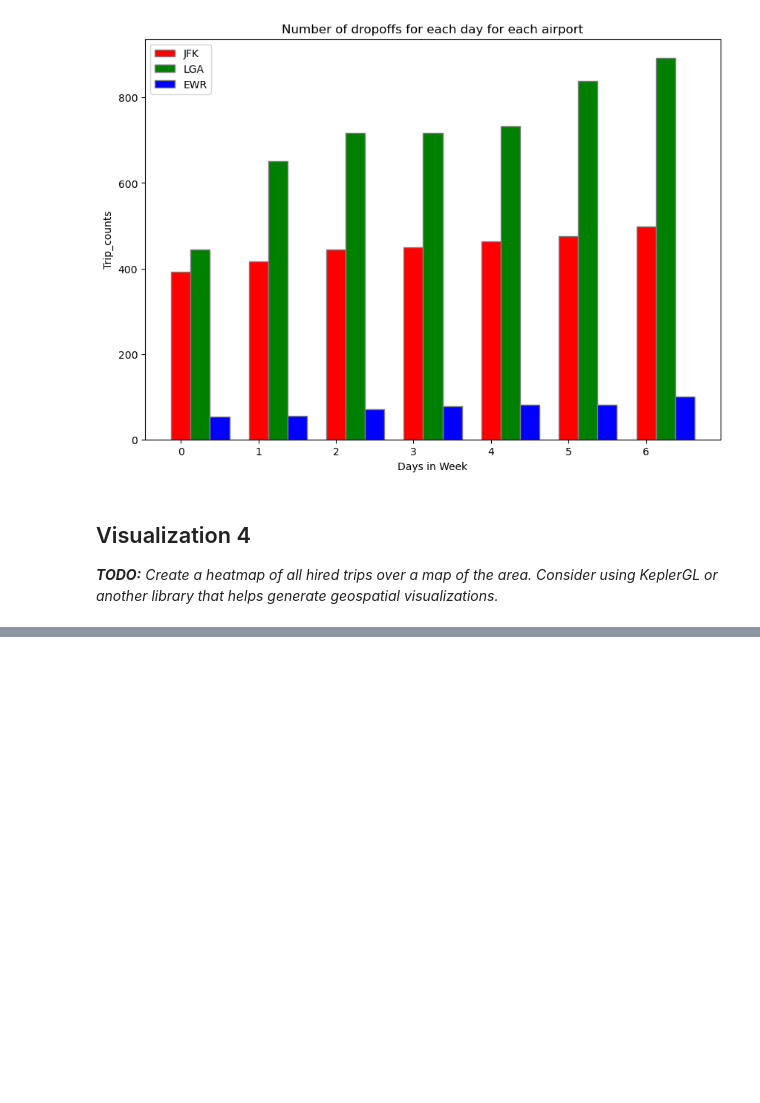
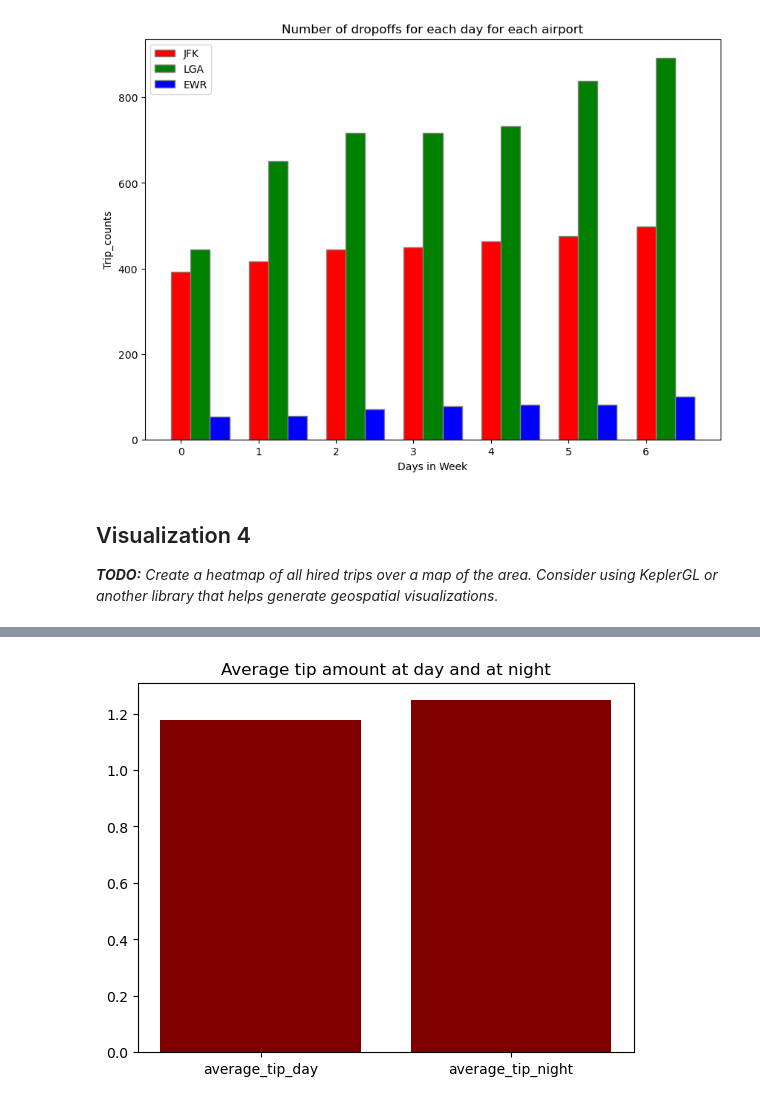
Before and after one commit to ycsilvia/Projects-portfolio, a Jupyter notebook: Uber_and_Yellow_Taxi/VisualizingData.ipynb, the cells around one changed output, grey strips where cells are left out. Saved outputs shown, nothing was run; the diff lists cells and outputs as text; code cells hidden in the pictures; blank space fills up the shorter version.

```diff
--- a/Uber_and_Yellow_Taxi/VisualizingData.ipynb
+++ b/Uber_and_Yellow_Taxi/VisualizingData.ipynb
@@ -212,0 +310,47 @@ _**TODO:** Plot the number of taxi trips per hour of the day._
+# %%
+def plot_visual_sunrise_sunset():
+    query_tip_amount = """
+    SELECT date(pickup_datetime) AS DATE, pickup_datetime, tip_amount FROM taxi_trips
+    """
+    query_sun = """
+    SELECT date(DATE) AS DATE, Sunrise, Sunset FROM sunrise_sunsets
+    """
+
+    tip_df = pd.read_sql_query(query_tip_amount, con = engine)
+    sunrise_sunset_df = pd.read_sql_query(query_sun, con = engine)
+
+    # convert the date to datetime
+    tip_df['DATE'] = pd.to_datetime(tip_df['DATE'], format='%Y-%m-%d')
+    tip_df['pickup_datetime']=[i.replace('UTC','') for i in tip_df['pickup_datetime']]
+    tip_df['pickup_datetime'] = pd.to_datetime(tip_df['pickup_datetime'], format='%Y-%m-%d %H:%M:%S')
+    sunrise_sunset_df['DATE'] = pd.to_datetime(sunrise_sunset_df['DATE'], format='%Y-%m-%d')
+
+    # merge the two dataframes
+    df = pd.merge(tip_df, sunrise_sunset_df, on='DATE')
+
+    # calculate the minutes using hour and minute
+    df['Sunrise_minutes'] = df['Sunrise'].map(lambda x: int(str(x)[0]) * 60 + int(str(x)[1:]))
+    df['Sunset_minutes'] = df['Sunset'].map(lambda x: int(str(x)[:2]) * 60 + int(str(x)[2:]))
+    df['pickup_datetime_minutes'] = df['pickup_datetime'].map(lambda x: x.hour * 60 + x.minute)
+
+    # find the trips that started during the day
+    df['day'] = (df['pickup_datetime_minutes'] > df['Sunrise_minutes']) & (df['pickup_datetime_minutes'] < df['Sunset_minutes'])
+
+    # Calculate the average tip amount during day and night
+    tip_amount_day = []
+    tip_amount_night = []
+    for i in range(len(df.index)):
+        if df['day'][i] == True:
+            tip_amount_day.append(df["tip_amount"][i])
+        else:
+            tip_amount_night.append(df["tip_amount"][i])
+
+    average_tip_day = statistics.mean(tip_amount_day)
+    average_tip_night = statistics.mean(tip_amount_night)
+    #plot a bar chart with average tip in day compared to in night
+    plt.bar(['average_tip_day', 'average_tip_night'], [average_tip_day, average_tip_night], color ='maroon')
+    plt.title('Average tip amount at day and at night')
+# %%
+plot_visual_sunrise_sunset()
+# %% [output]
+[figure, added]
```
Also changed, not shown: parts of 13 cells of this notebook.
